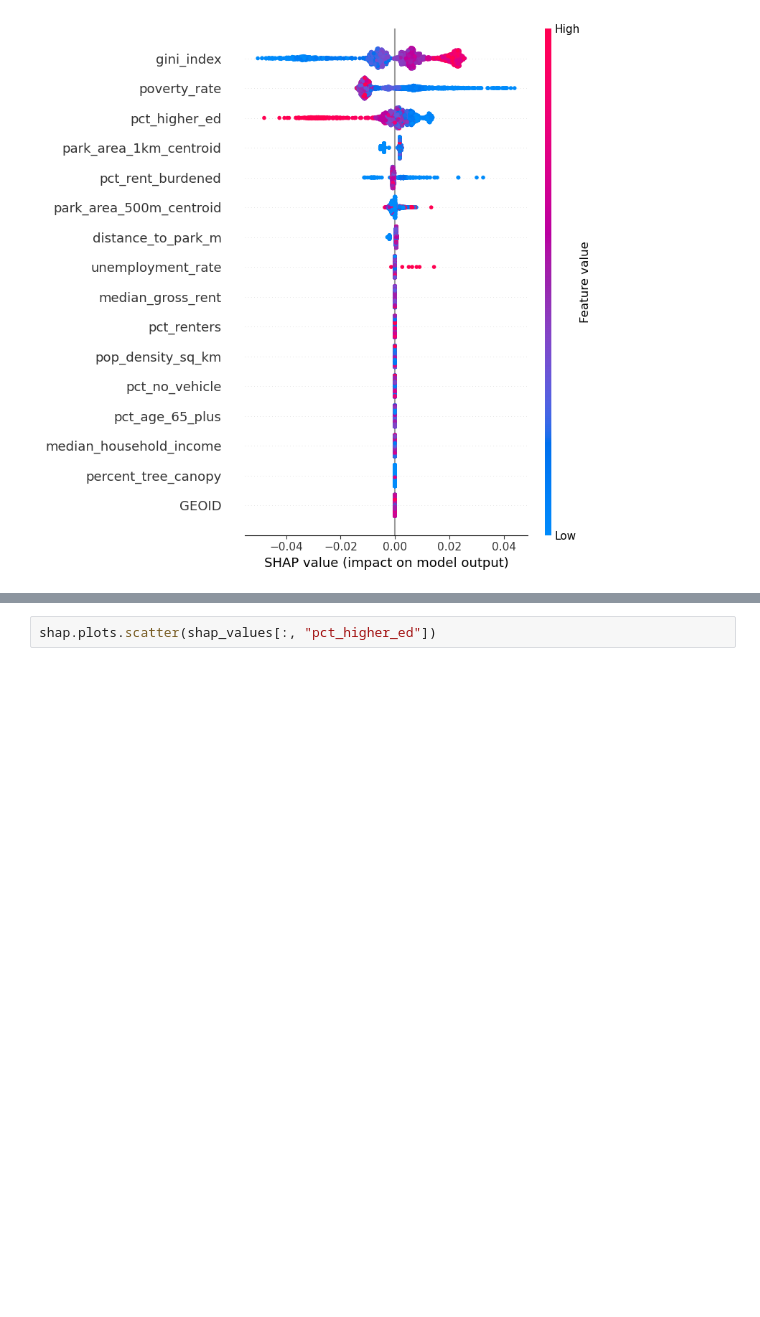
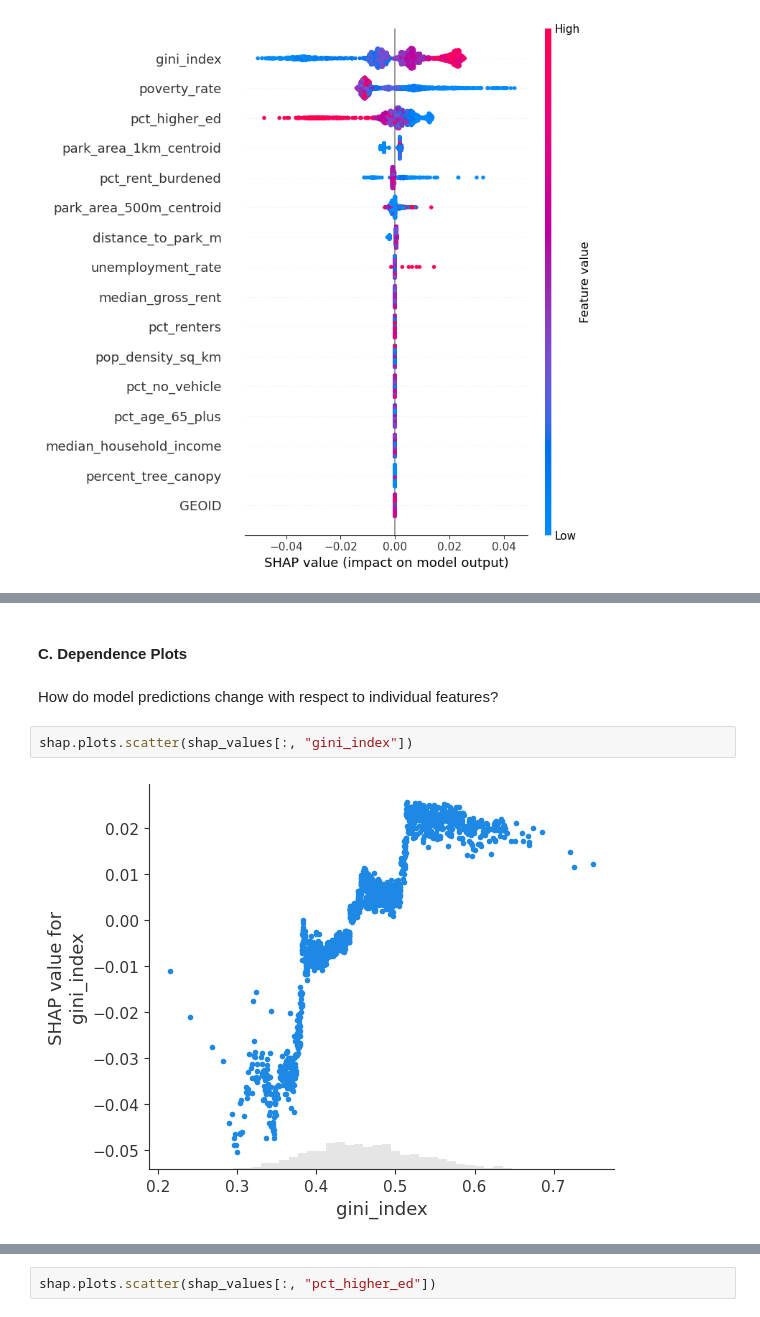
Before and after one commit to yousefja/nori, a Jupyter notebook: notebooks/13_econ_mobility_shap.ipynb, the cells around one changed output, grey strips where cells are left out. Saved outputs shown, nothing was run; the diff lists cells and outputs as text; blank space fills up the shorter version.

```diff
--- a/notebooks/13_econ_mobility_shap.ipynb
+++ b/notebooks/13_econ_mobility_shap.ipynb
@@ -73,0 +84,8 @@ shap.summary_plot(shap_values, X)
+# %% [markdown]
+#### **C. Dependence Plots**
+# %% [markdown]
+How do model predictions change with respect to individual features?
+# %%
+shap.plots.scatter(shap_values[:, "gini_index"])
+# %% [output]
+[figure, added]
```
Also changed, not shown: parts of 20 cells of this notebook, 1 other file.
